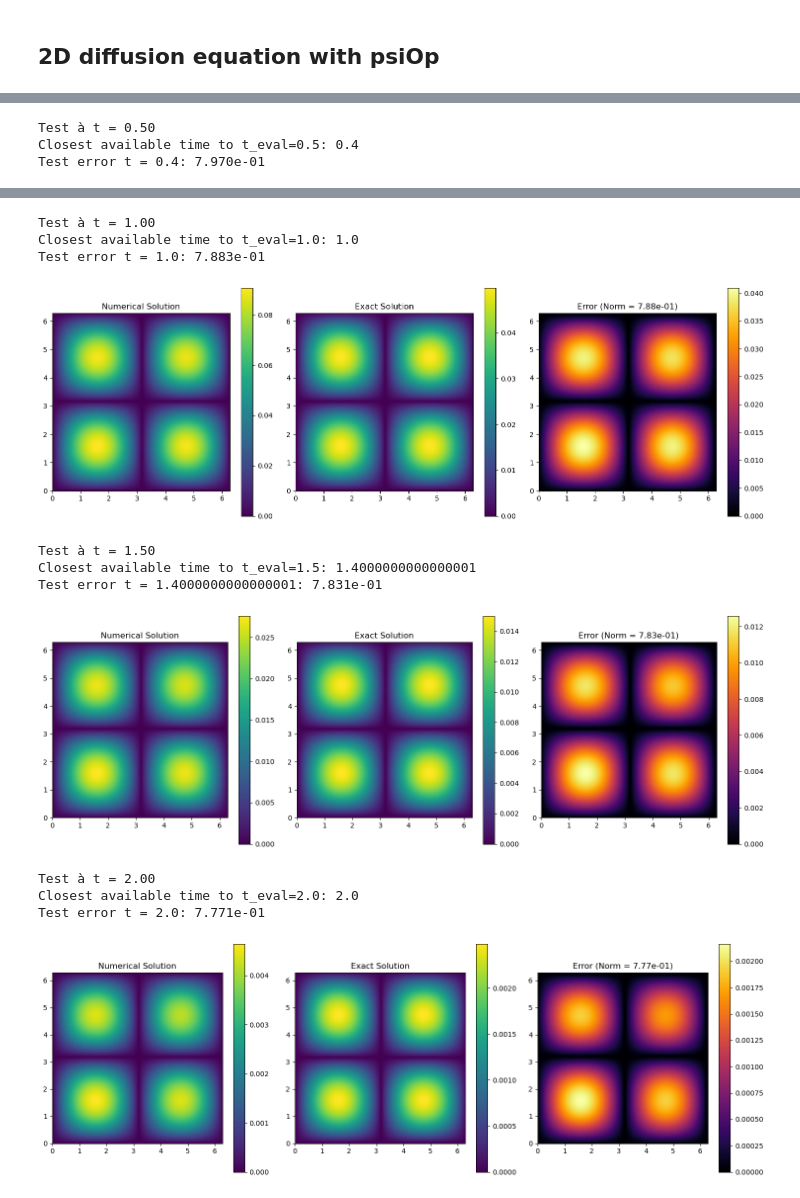
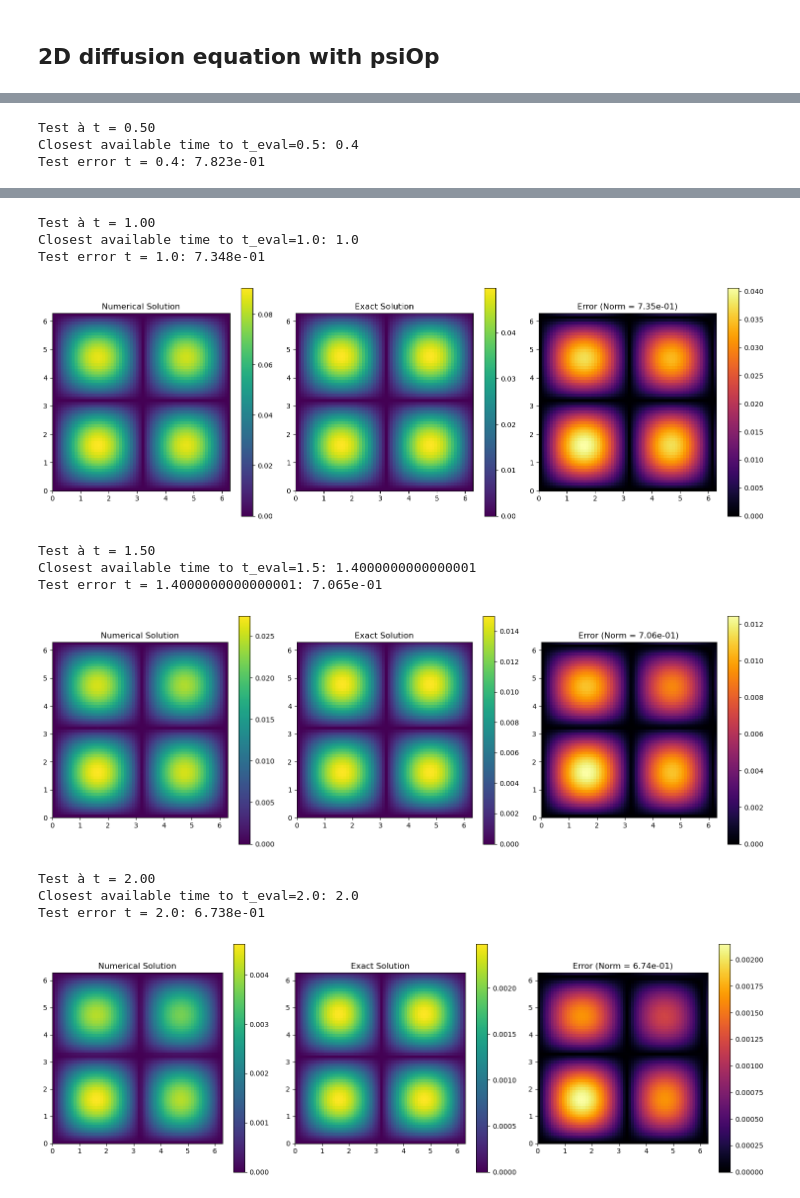
Before and after one commit to phbillet/pdesolver, a Jupyter notebook: PDESolver_tester_Dirichlet_2D.ipynb, the cells around one changed output, grey strips where cells are left out. Saved outputs shown, nothing was run; the diff lists cells and outputs as text; code cells hidden in the pictures.

```diff
--- a/PDESolver_tester_Dirichlet_2D.ipynb
+++ b/PDESolver_tester_Dirichlet_2D.ipynb
@@ -118,7 +118,7 @@ solver = PDESolver(equation)
 
 # Paramètres
 Lx, Ly = 2 * np.pi, 2 * np.pi  # Domaine [-π, π] × [-π, π]
-Nx, Ny = 128, 128                # Résolution spatiale
+Nx, Ny = 64, 64                # Résolution spatiale
 Lt = 2.0                        # Durée temporelle
 Nt = 500                        # Résolution temporelle
 
@@ -170,17 +170,17 @@ Test error t = 0.0: 8.674e-03
 [figure]
 Test à t = 0.50
 Closest available time to t_eval=0.5: 0.4
-Test error t = 0.4: 7.970e-01
+Test error t = 0.4: 7.823e-01
 [figure]
 Test à t = 1.00
 Closest available time to t_eval=1.0: 1.0
-Test error t = 1.0: 7.883e-01
+Test error t = 1.0: 7.348e-01
-[figure, old version]
+[figure, new version]
 Test à t = 1.50
 Closest available time to t_eval=1.5: 1.4000000000000001
-Test error t = 1.4000000000000001: 7.831e-01
+Test error t = 1.4000000000000001: 7.065e-01
-[figure, old version]
+[figure, new version]
 Test à t = 2.00
 Closest available time to t_eval=2.0: 2.0
-Test error t = 2.0: 7.771e-01
+Test error t = 2.0: 6.738e-01
-[figure, old version]
+[figure, new version]
```
Also changed, not shown: parts of 3 cells of this notebook, 3 other files.
